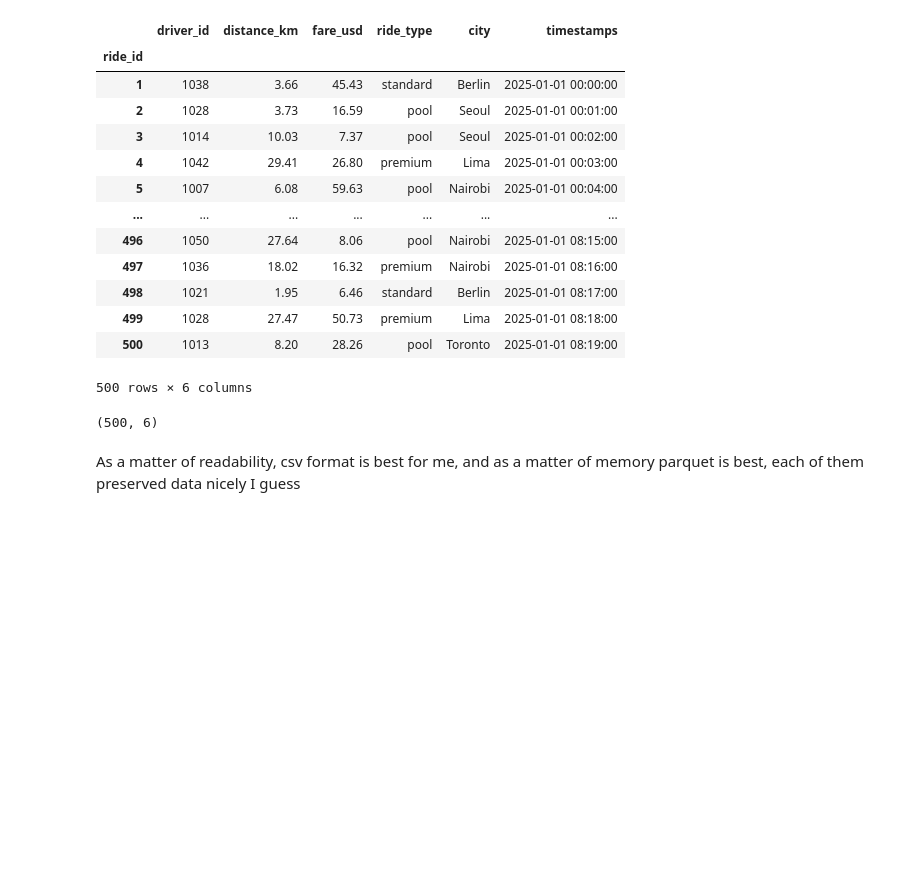
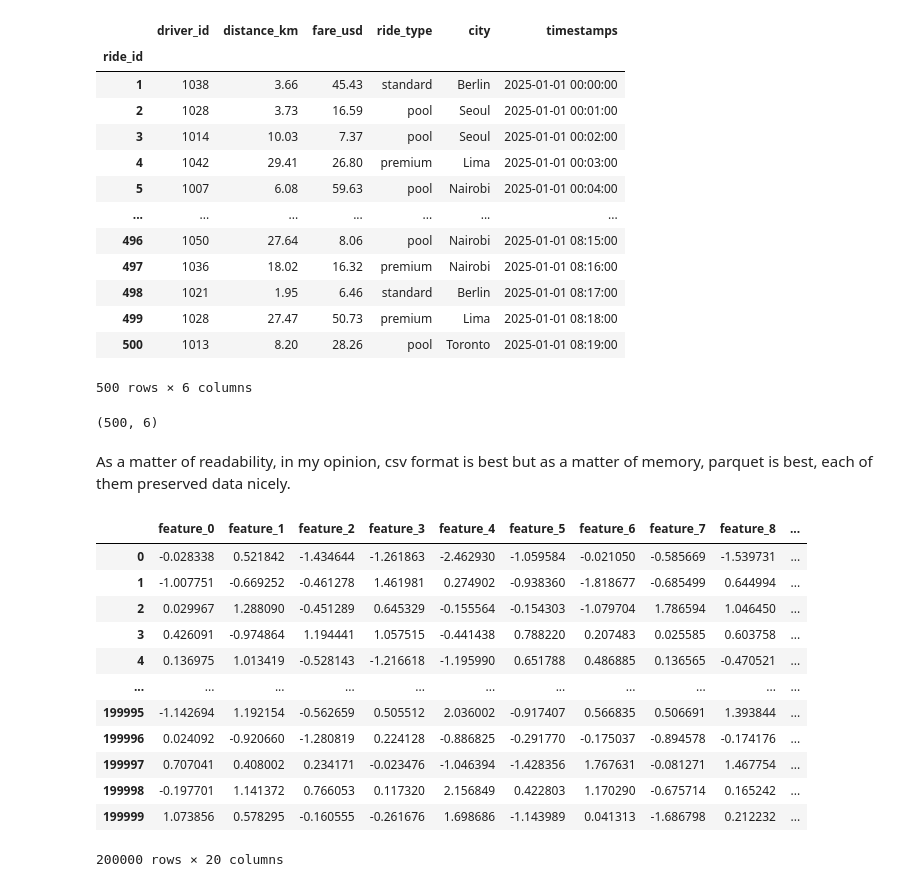
Before and after one commit to AyxanMuxtar/m2-01-lab-data-sources-representation, a Jupyter notebook: m2-01-data-sources-representation-lab.ipynb, the cells around one changed output. Cells and saved outputs as stored; diff of their text form; code cells hidden in the pictures; blank space fills up the shorter version.

```diff
--- a/m2-01-data-sources-representation-lab.ipynb
+++ b/m2-01-data-sources-representation-lab.ipynb
@@ -211,4 +206,22 @@ parquet_df.shape
 # %% [output]
 (500, 6)
 # %% [markdown]
-As a matter of readability, csv format is best for me, and as a matter of memory parquet is best, each of them preserved data nicely I guess
+As a matter of readability, in my opinion, csv format is best but as a matter of memory, parquet is best, each of them preserved data nicely.
+# %%
+df = pd.DataFrame(np.random.randn(200000,20),columns=[f"feature_{i}" for i in range(20)])
+np_arr = df.to_numpy()
+df
+# %% [output]
+|  | feature_0 | feature_1 | feature_2 | feature_3 | feature_4 | feature_5 | feature_6 | feature_7 | feature_8 | ... |
+| 0 | -0.028338 | 0.521842 | -1.434644 | -1.261863 | -2.462930 | -1.059584 | -0.021050 | -0.585669 | -1.539731 | ... |
+| 1 | -1.007751 | -0.669252 | -0.461278 | 1.461981 | 0.274902 | -0.938360 | -1.818677 | -0.685499 | 0.644994 | ... |
+| 2 | 0.029967 | 1.288090 | -0.451289 | 0.645329 | -0.155564 | -0.154303 | -1.079704 | 1.786594 | 1.046450 | ... |
+| 3 | 0.426091 | -0.974864 | 1.194441 | 1.057515 | -0.441438 | 0.788220 | 0.207483 | 0.025585 | 0.603758 | ... |
+| 4 | 0.136975 | 1.013419 | -0.528143 | -1.216618 | -1.195990 | 0.651788 | 0.486885 | 0.136565 | -0.470521 | ... |
+| ... | ... | ... | ... | ... | ... | ... | ... | ... | ... | ... |
+| 199995 | -1.142694 | 1.192154 | -0.562659 | 0.505512 | 2.036002 | -0.917407 | 0.566835 | 0.506691 | 1.393844 | ... |
+| 199996 | 0.024092 | -0.920660 | -1.280819 | 0.224128 | -0.886825 | -0.291770 | -0.175037 | -0.894578 | -0.174176 | ... |
+| 199997 | 0.707041 | 0.408002 | 0.234171 | -0.023476 | -1.046394 | -1.428356 | 1.767631 | -0.081271 | 1.467754 | ... |
+| 199998 | -0.197701 | 1.141372 | 0.766053 | 0.117320 | 2.156849 | 0.422803 | 1.170290 | -0.675714 | 0.165242 | ... |
+| 199999 | 1.073856 | 0.578295 | -0.160555 | -0.261676 | 1.698686 | -1.143989 | 0.041313 | -1.686798 | 0.212232 | ... |
+200000 rows × 20 columns
```
Also changed, not shown: parts of 17 cells of this notebook, 2 other files.
